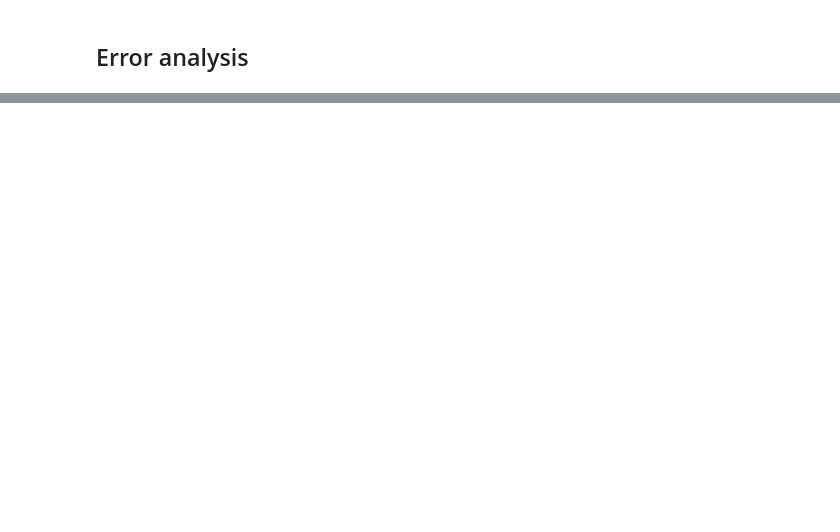
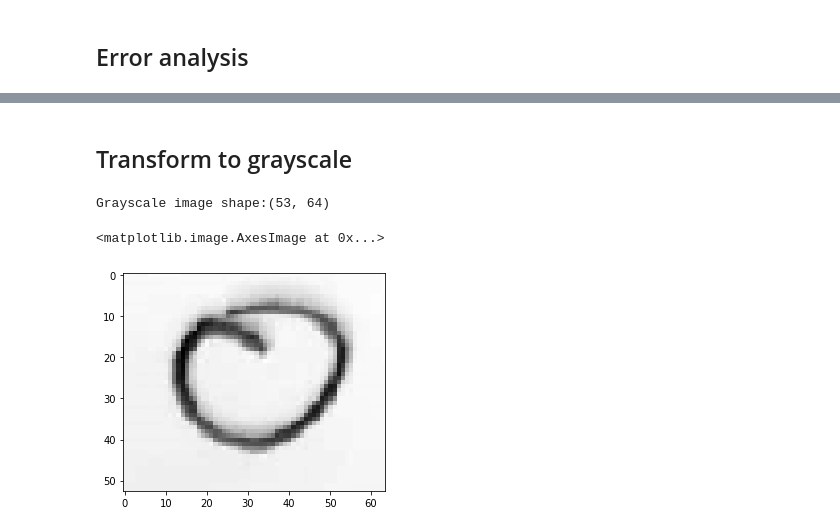
Before and after one commit to euguroglu/Machine-Learning-Projects, a Jupyter notebook: Text_recognition_cnn.ipynb, the cells around one changed output, grey strips where cells are left out. Cells and saved outputs as stored; diff of their text form; code cells hidden in the pictures; blank space fills up the shorter version.

```diff
--- a/Text_recognition_cnn.ipynb
+++ b/Text_recognition_cnn.ipynb
@@ -127,0 +139,10 @@ plt.show()
+# %% [markdown]
+## Transform to grayscale
+# %%
+gray = np.dot(rgb[...,:],[0.229,0.587,0.114])
+print('Grayscale image shape:{}'.format(gray.shape))
+plt.imshow(gray,cmap='gray')
+# %% [output]
+Grayscale image shape:(53, 64)
+<matplotlib.image.AxesImage at 0x...>
+[figure, added]
```
Also changed, not shown: parts of 15 cells of this notebook.
